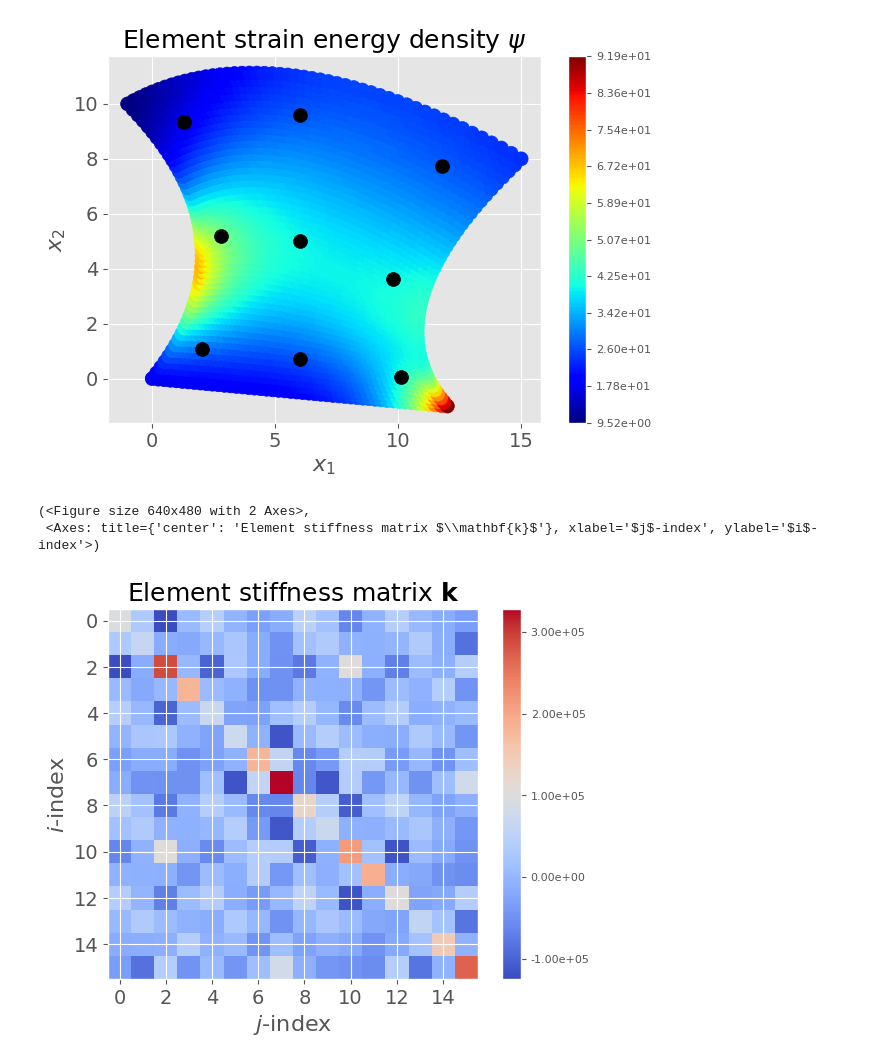
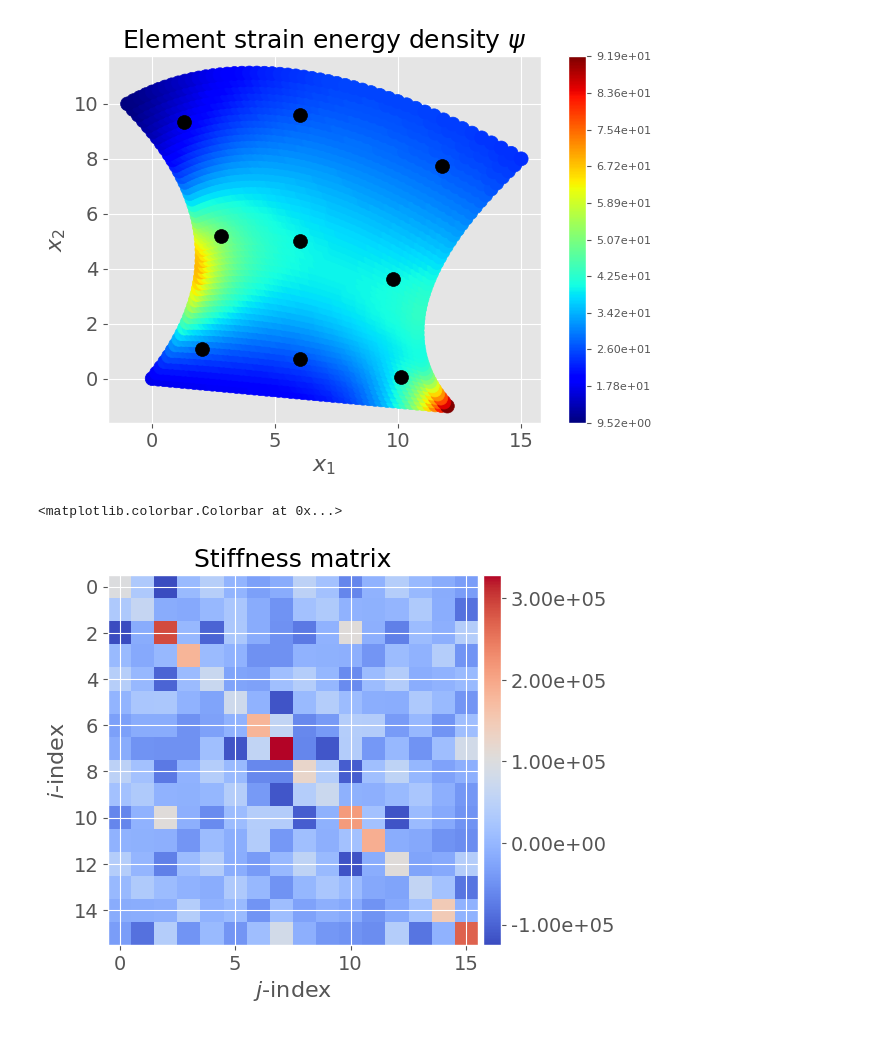
Before and after one commit to mnolaya/theory-of-fea, a Jupyter notebook: homeworks/hw4/hw4_soln.ipynb, the cells around one changed output. Drawn from its saved outputs; the diff is of its cells as text; code cells hidden in the pictures.

```diff
--- a/homeworks/hw4/hw4_soln.ipynb
+++ b/homeworks/hw4/hw4_soln.ipynb
@@ -152,13 +153,14 @@ mfe.plot.plot_element_stiffness(k)
 # Set the element and material stiffness, then compute stress and strain
 elem = ELEMENTS['quad']['elem']
 q = ELEMENTS['quad']['q']
-D = MATERIALS['aluminum'].D_isotropic_plane_strain()
+elem.D = MATERIALS['aluminum'].D_isotropic_plane_strain()
+elem.thickness = THICKNESS
 natural_grid = mfe.utils.make_natural_grid()
 dN = elem.compute_dN(natural_grid)
 J = elem.compute_J(dN)
 B = elem.compute_B(dN, J)
 eps = elem.compute_strain(B, q)
-sigma = elem.compute_stress(D, eps)
+sigma = elem.compute_stress(elem.D, eps)
 # %%
 # Compute the strain energy density and plot
 x_elem = elem.map_to_element(elem.x_element, natural_grid)
@@ -174,10 +176,10 @@ ax.scatter(x_itg_pts[:, :, 0, 0], x_itg_pts[:, :, 1, 0], color='k')
 <matplotlib.collections.PathCollection at 0x...>
 [figure]
 # %%
-# Compute the element stiffness matrix and plot
-k = elem.compute_k(D, THICKNESS)
-mfe.plot.plot_element_stiffness(k)
+# Compute the element stiffness matrix
+k = elem.compute_k()
+fig, ax = plt.subplots()
+mfe.plot.plot_stiffness_heatmap(fig, ax, k)
 # %% [output]
-(<Figure size 640x480 with 2 Axes>,
- <Axes: title={'center': 'Element stiffness matrix $\\mathbf{k}$'}, xlabel='$j$-index', ylabel='$i$-index'>)
+<matplotlib.colorbar.Colorbar at 0x...>
-[figure, old version]
+[figure, new version]
```
Also changed, not shown: parts of 3 cells of this notebook.
